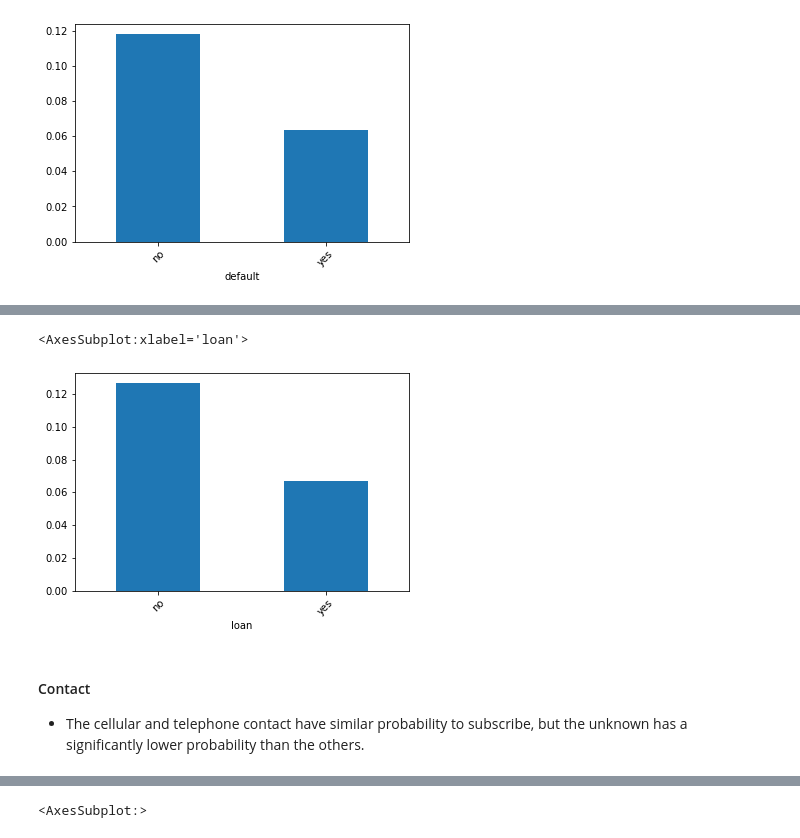
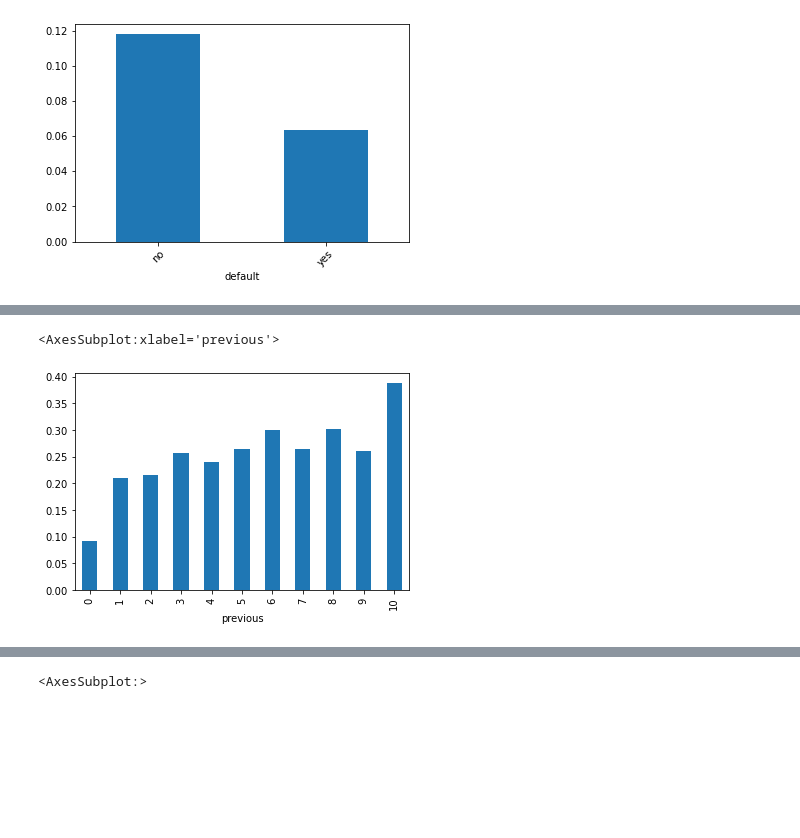
Before and after one commit to bowcai/bank-analysis, a Jupyter notebook: bank-analysis.ipynb, the cells around one changed output, grey strips where cells are left out. Drawn from its saved outputs; the diff is of its cells as text; code cells hidden in the pictures; blank space fills up the shorter version.

```diff
--- a/bank-analysis.ipynb
+++ b/bank-analysis.ipynb
@@ -9,3 +52,3 @@ import seaborn as sns
 # %%
-df = pd.read_csv('bank-full.csv', sep=';')
+df = pd.read_csv('./bank-full.csv',sep=';')
 # %%
@@ -118,8 +328,5 @@ df.groupby('housing').mean()['y'].plot.bar(rot=45)
 # %%
-df.groupby('loan').mean()['y'].plot.bar(rot=45)
+df[df['previous'] <= 10].groupby('previous').mean()['y'].plot.bar()
 # %% [output]
-<AxesSubplot:xlabel='loan'>
+<AxesSubplot:xlabel='previous'>
-[figure, old version]
+[figure, new version]
-# %% [markdown]
-#### Contact
-- The cellular and telephone contact have similar probability to subscribe, but the unknown has a significantly lower probability than the others.
```
Also changed, not shown: parts of 261 cells of this notebook, 5 other files.
